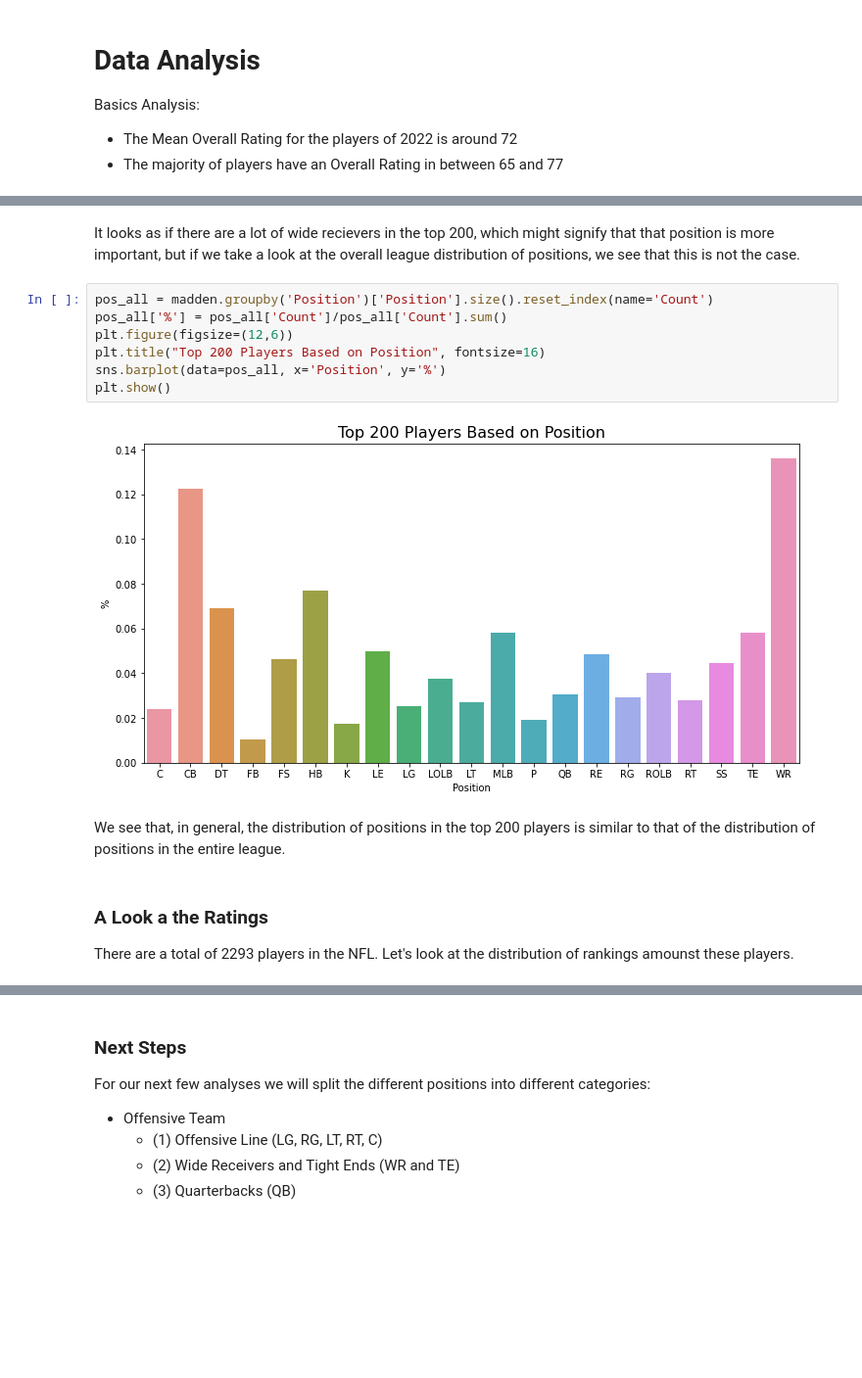
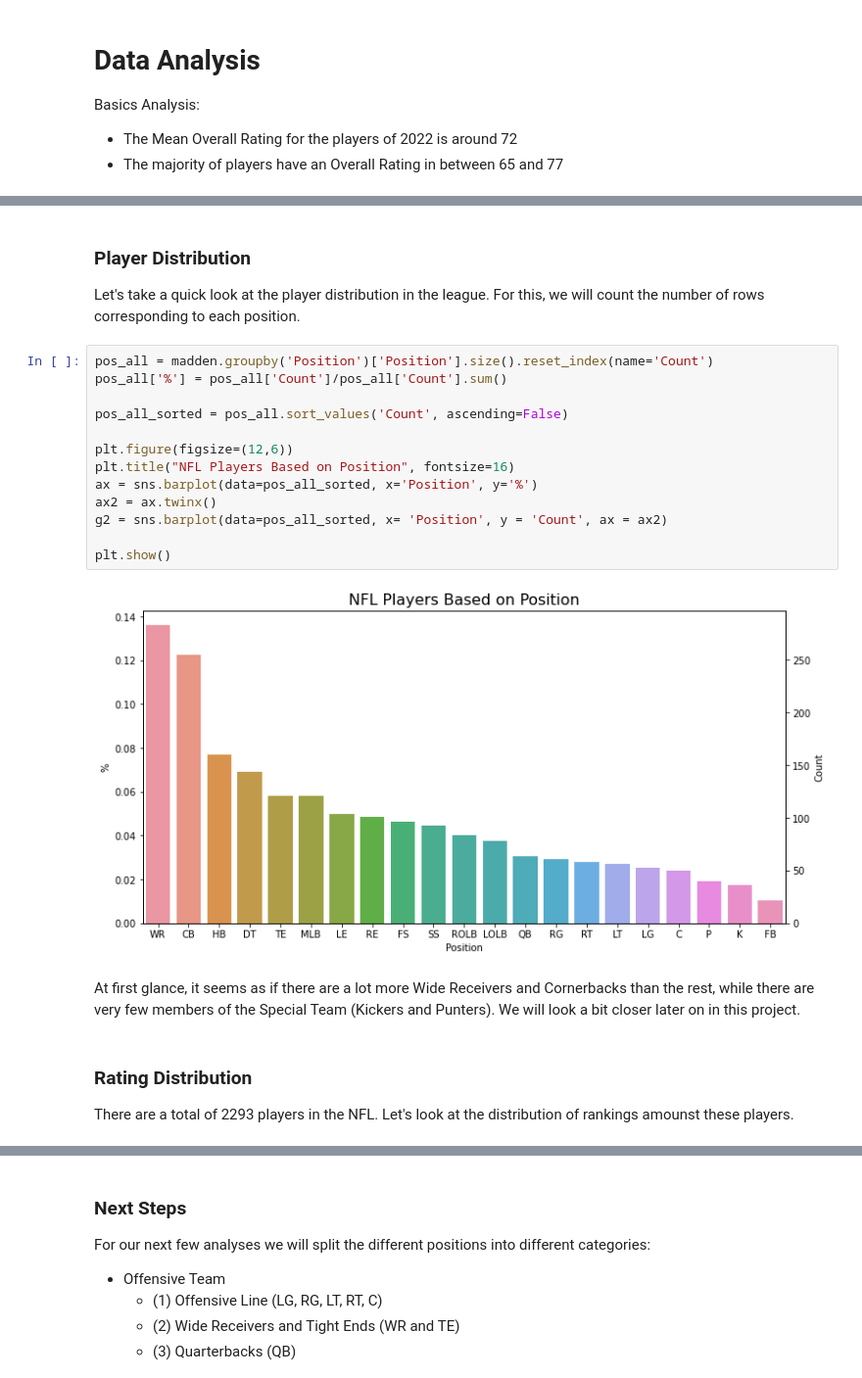
Before and after one commit to gli101/madden, a Jupyter notebook: madden_nfl_22.ipynb, the cells around one changed output, grey strips where cells are left out. Shown: that part at 98% size. Cells and saved outputs as stored; diff of their text form; blank space fills up the shorter version.

```diff
--- a/madden_nfl_22.ipynb
+++ b/madden_nfl_22.ipynb
@@ -182,18 +127,25 @@ plt.show()
-# %% [markdown]
-It looks as if there are a lot of wide recievers in the top 200, which might signify that that position is more important, but if we take a look at the overall league distribution of positions, we see that this is not the case.
+# %% [markdown]
+### Player Distribution
+Let's take a quick look at the player distribution in the league. For this, we will count the number of rows corresponding to each position.
 # %%
 pos_all = madden.groupby('Position')['Position'].size().reset_index(name='Count')
 pos_all['%'] = pos_all['Count']/pos_all['Count'].sum()
+
+pos_all_sorted = pos_all.sort_values('Count', ascending=False)
+
 plt.figure(figsize=(12,6))
-plt.title("Top 200 Players Based on Position", fontsize=16)
-sns.barplot(data=pos_all, x='Position', y='%')
+plt.title("NFL Players Based on Position", fontsize=16)
+ax = sns.barplot(data=pos_all_sorted, x='Position', y='%')
+ax2 = ax.twinx()
+g2 = sns.barplot(data=pos_all_sorted, x= 'Position', y = 'Count', ax = ax2)
+
 plt.show()
 # %% [output]
-[figure, old version]
+[figure, new version]
-# %% [markdown]
-We see that, in general, the distribution of positions in the top 200 players is similar to that of the distribution of positions in the entire league.
+# %% [markdown]
+At first glance, it seems as if there are a lot more Wide Receivers and Cornerbacks than the rest, while there are very few members of the Special Team (Kickers and Punters). We will look a bit closer later on in this project.
 # %% [markdown]
-### A Look a the Ratings
+### Rating Distribution
 There are a total of 2293 players in the NFL. Let's look at the distribution of rankings amounst these players.
 # %%
 ratings = madden.groupby('Overall')['Overall'].size().reset_index(name='Count')
```
Also changed, not shown: parts of 21 cells of this notebook, 1 other file.
